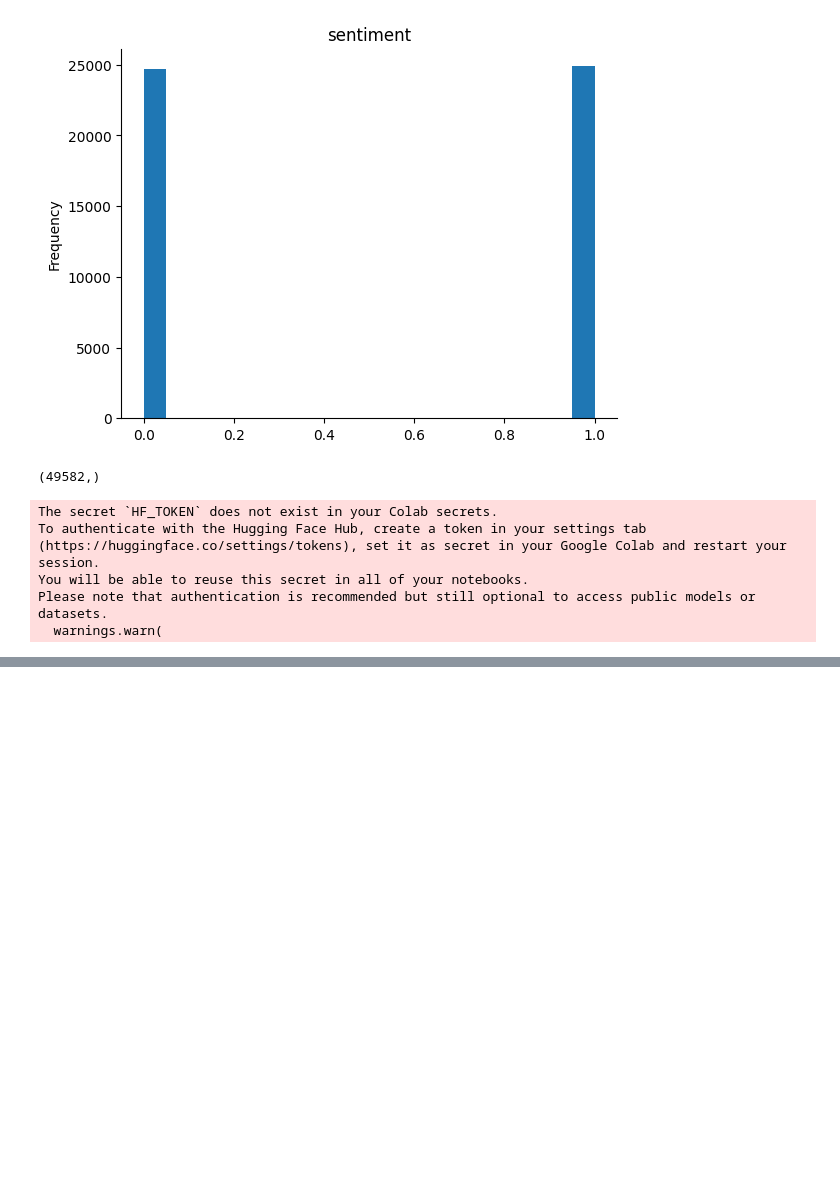
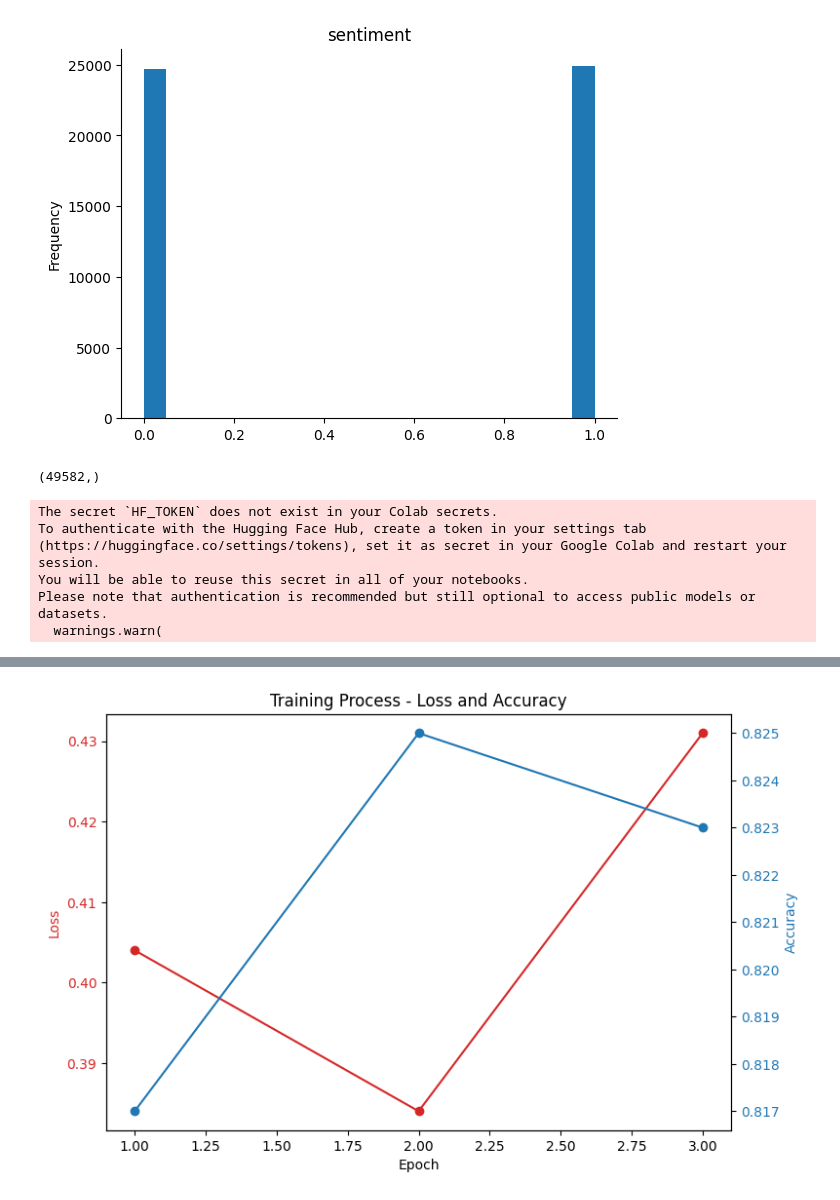
Before and after one commit to igorz999/Sentiment-analysis, a Jupyter notebook: bert.ipynb, the cells around one changed output, grey strips where cells are left out. Drawn from its saved outputs; the diff is of its cells as text; code cells hidden in the pictures; blank space fills up the shorter version.

```diff
--- a/bert.ipynb
+++ b/bert.ipynb
@@ -234,0 +239,26 @@ Completed 100 batches
+# %%
+import matplotlib.pyplot as plt
+
+epochs = [1, 2, 3]
+loss = [0.404, 0.384, 0.431]
+accuracy = [0.817, 0.825, 0.823]
+
+fig, ax1 = plt.subplots(figsize=(8, 5))
+
+color = 'tab:red'
+ax1.set_xlabel('Epoch')
+ax1.set_ylabel('Loss', color=color)
+ax1.plot(epochs, loss, color=color, marker='o', label="Loss")
+ax1.tick_params(axis='y', labelcolor=color)
+
+ax2 = ax1.twinx()
+color = 'tab:blue'
+ax2.set_ylabel('Accuracy', color=color)
+ax2.plot(epochs, accuracy, color=color, marker='o', label="Accuracy")
+ax2.tick_params(axis='y', labelcolor=color)
+
+fig.tight_layout()
+plt.title('Training Process - Loss and Accuracy')
+plt.show()
+# %% [output]
+[figure, added]
```
Also changed, not shown: parts of 12 cells of this notebook.
